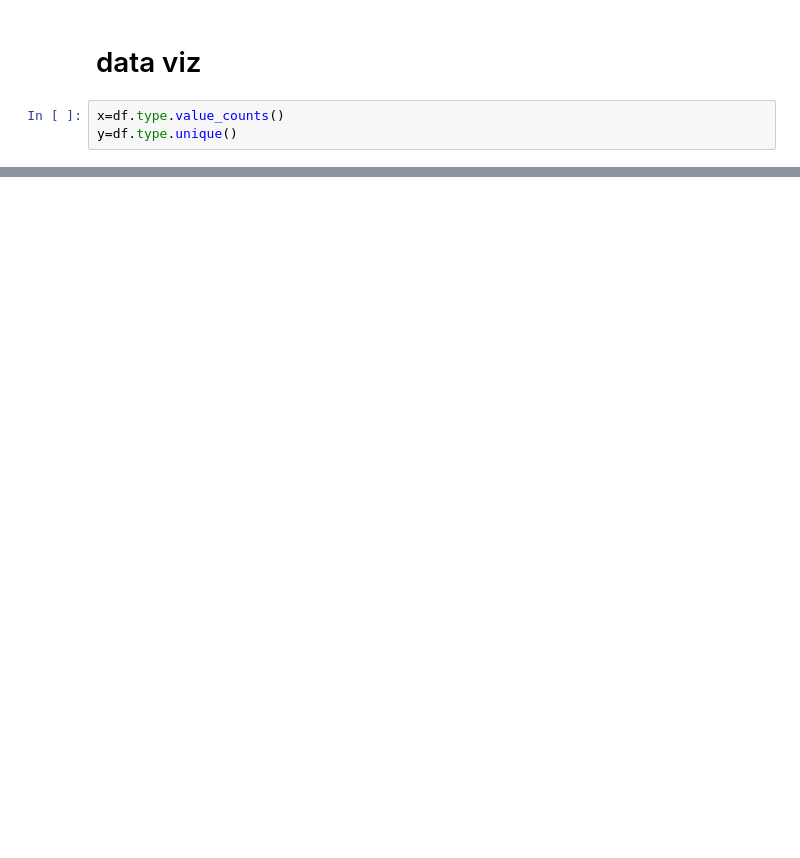
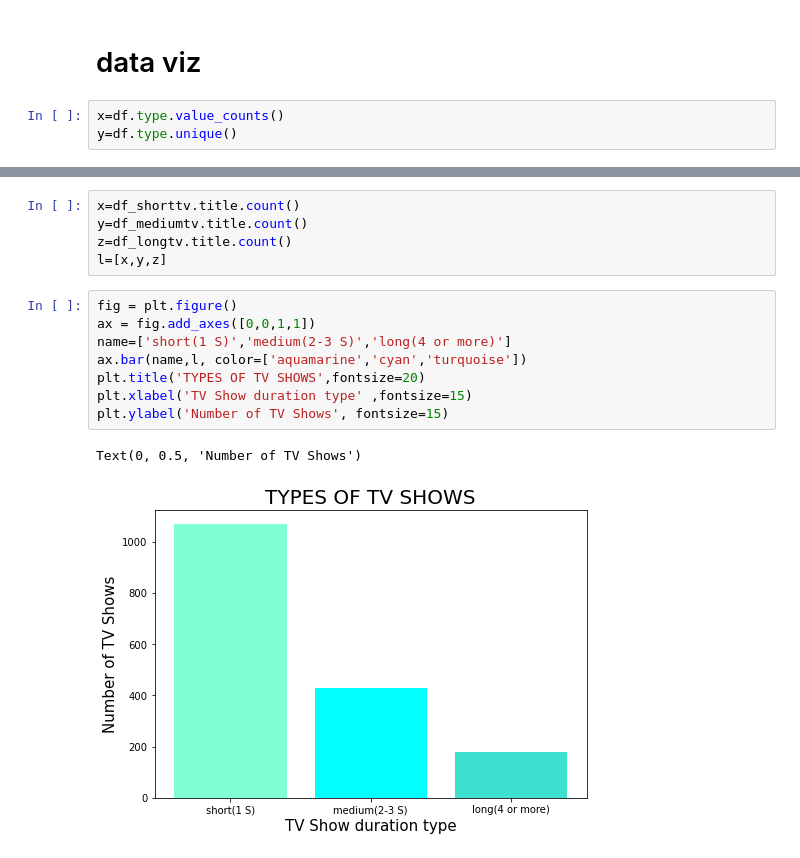
Before and after one commit to mahimaupadhya/data-analysis, a Jupyter notebook: netflix movie/netflix movie.ipynb, the cells around one changed output, grey strips where cells are left out. Drawn from its saved outputs; the diff is of its cells as text; blank space fills up the shorter version.

```diff
--- a/netflix movie/netflix movie.ipynb
+++ b/netflix movie/netflix movie.ipynb
@@ -234,0 +315,16 @@ plt.show();
+# %%
+x=df_shorttv.title.count()
+y=df_mediumtv.title.count()
+z=df_longtv.title.count()
+l=[x,y,z]
+# %%
+fig = plt.figure()
+ax = fig.add_axes([0,0,1,1])
+name=['short(1 S)','medium(2-3 S)','long(4 or more)']
+ax.bar(name,l, color=['aquamarine','cyan','turquoise'])
+plt.title('TYPES OF TV SHOWS',fontsize=20)
+plt.xlabel('TV Show duration type' ,fontsize=15)
+plt.ylabel('Number of TV Shows', fontsize=15)
+# %% [output]
+Text(0, 0.5, 'Number of TV Shows')
+[figure, added]
```
Also changed, not shown: parts of 47 cells of this notebook.
